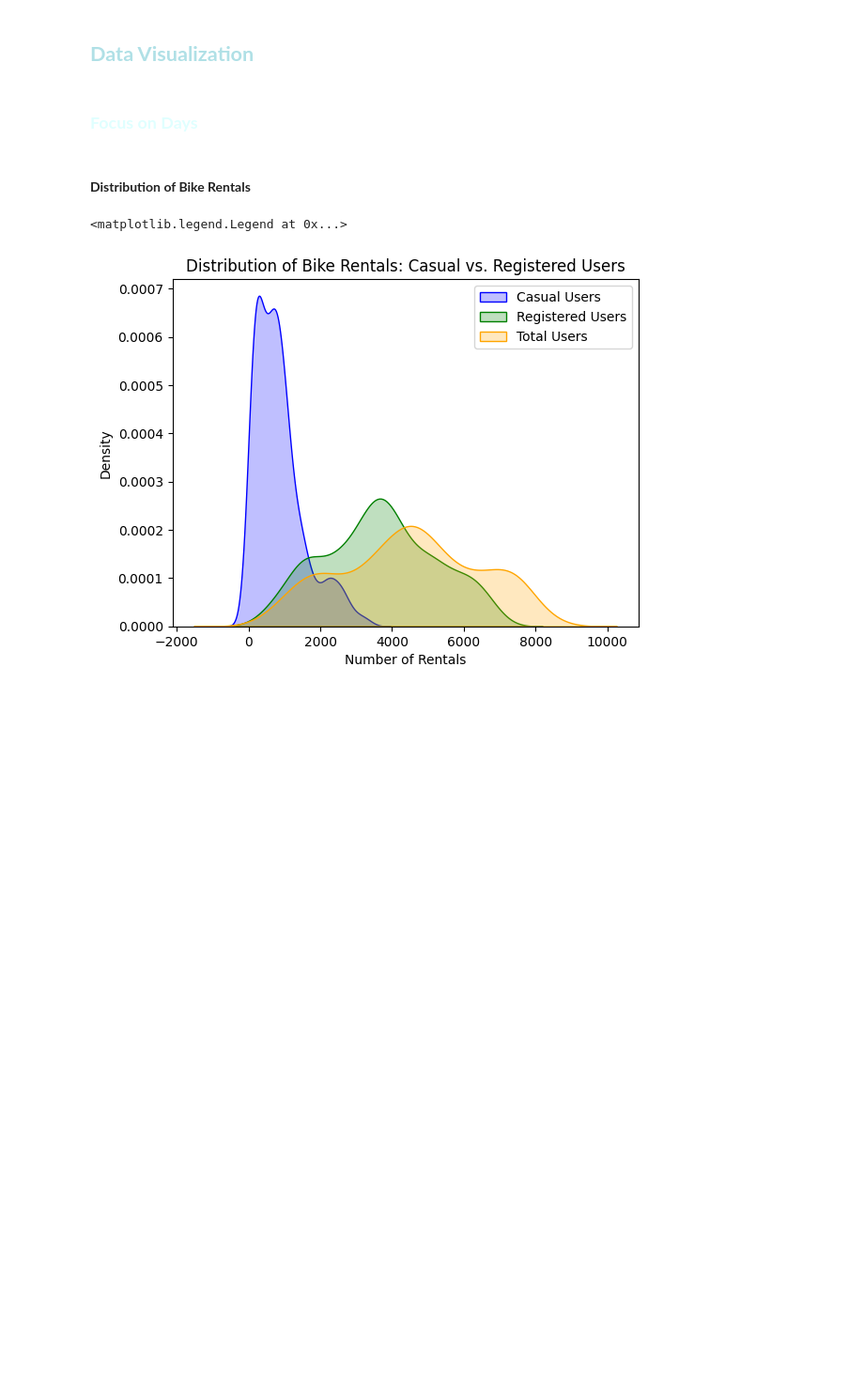
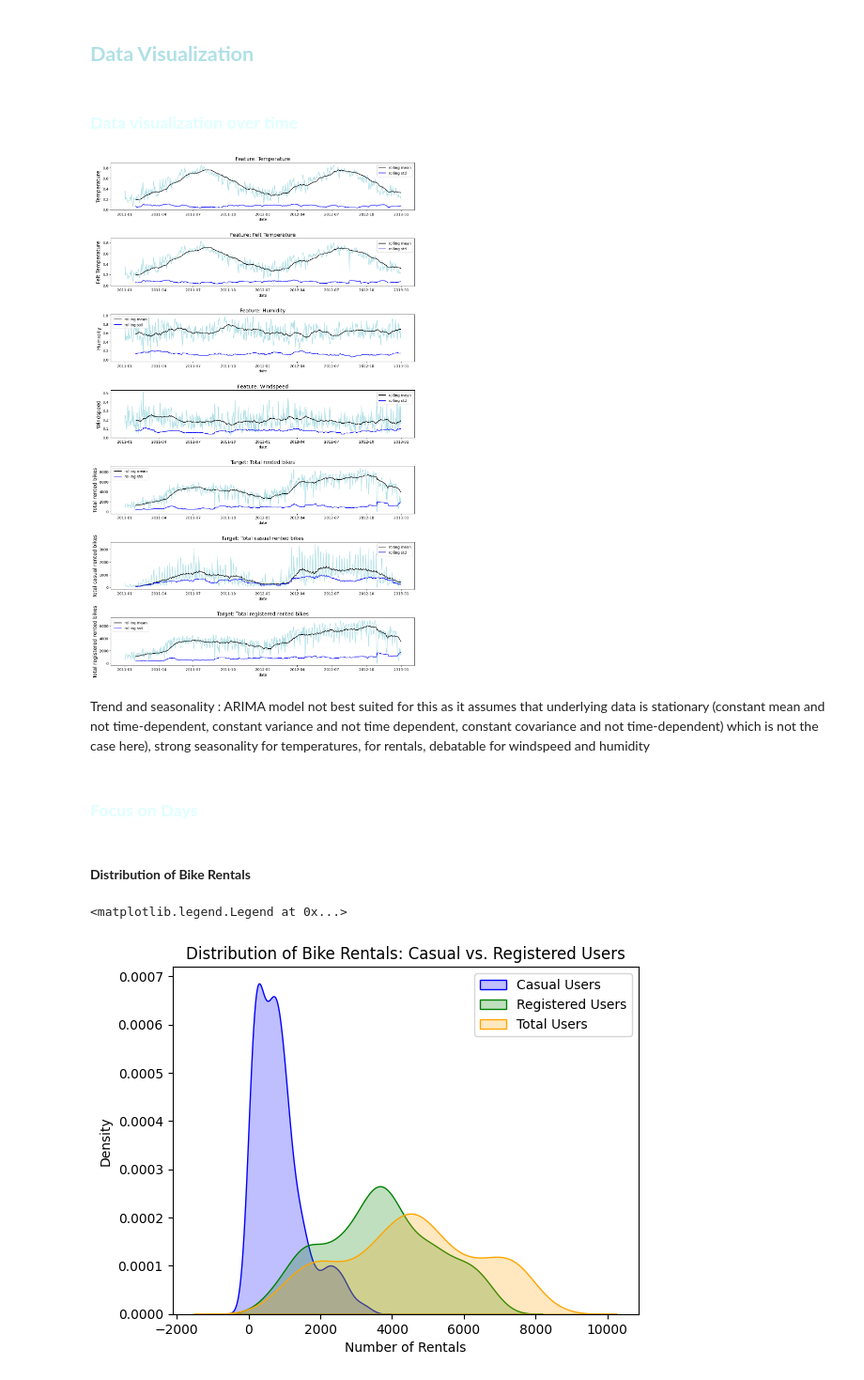
Before and after one commit to ClemRibe/ProjetML, a Jupyter notebook: ProjetML.ipynb, the cells around one changed output. Shown at 94% size. Cells and saved outputs as stored; diff of their text form; code cells hidden in the pictures; blank space fills up the shorter version.

Commit message:
ajout de visualisation des time series et analyse de la stationarité ou non des features"

```diff
--- a/ProjetML.ipynb
+++ b/ProjetML.ipynb
@@ -35,5 +72,59 @@ hour_df = hour_df[columns_order]
 # %% [markdown]
 ## <span style="color:powderblue">**Data Visualization**</span>
+# %% [markdown]
+### <span style="color:lightcyan">**Data visualization over time**</span>
+# %%
+rolling_window = 30
+f, ax = plt.subplots(nrows=7, ncols=1, figsize=(15, 25))
+
+sns.lineplot(x=day_df.date, y=day_df.temperature, ax=ax[0], color="powderblue")
+sns.lineplot(x=day_df.date, y=day_df.temperature.rolling(rolling_window).mean(), ax=ax[0], color="black", label="rolling mean")
+sns.lineplot(x=day_df.date, y=day_df.temperature.rolling(rolling_window).std(), ax=ax[0], color='blue', label='rolling std')
+ax[0].set_title('Feature: Temperature', fontsize=14)
+ax[0].set_ylabel(ylabel='Temperature', fontsize=14)
+
+sns.lineplot(x=day_df.date, y=day_df.felt_temperature, ax=ax[1], color="powderblue")
+sns.lineplot(x=day_df.date, y=day_df.felt_temperature.rolling(rolling_window).mean(), ax=ax[1], color="black", label="rolling mean")
+sns.lineplot(x=day_df.date, y=day_df.felt_temperature.rolling(rolling_window).std(), ax=ax[1], color='blue', label='rolling std')
+ax[1].set_title('Feature: Felt Temperature', fontsize=14)
+ax[1].set_ylabel(ylabel='Felt Temperature', fontsize=14)
+
+sns.lineplot(x=day_df.date, y=day_df.humidity, ax=ax[2], color="powderblue")
+sns.lineplot(x=day_df.date, y=day_df.humidity.rolling(rolling_window).mean(), ax=ax[2], color="black", label="rolling mean")
+sns.lineplot(x=day_df.date, y=day_df.humidity.rolling(rolling_window).std(), ax=ax[2], color='blue', label='rolling std')
+ax[2].set_title('Feature: Humidity', fontsize=14)
+ax[2].set_ylabel(ylabel='Humidity', fontsize=14)
+
+sns.lineplot(x=day_df.date, y=day_df.windspeed, ax=ax[3], color="powderblue")
+sns.lineplot(x=day_df.date, y=day_df.windspeed.rolling(rolling_window).mean(), ax=ax[3], color="black", label="rolling mean")
+sns.lineplot(x=day_df.date, y=day_df.windspeed.rolling(rolling_window).std(), ax=ax[3], color='blue', label='rolling std')
+ax[3].set_title('Feature: Windspeed', fontsize=14)
+ax[3].set_ylabel(ylabel='Windspeed', fontsize=14)
+
+sns.lineplot(x=day_df.date, y=day_df["count"], ax=ax[4], color="powderblue")
+sns.lineplot(x=day_df.date, y=day_df["count"].rolling(rolling_window).mean(), ax=ax[4], color="black", label="rolling mean")
+sns.lineplot(x=day_df.date, y=day_df["count"].rolling(rolling_window).std(), ax=ax[4], color='blue', label='rolling std')
+ax[4].set_title('Target: Total rented bikes', fontsize=14)
+ax[4].set_ylabel(ylabel='Total rented bikes', fontsize=14)
+
+sns.lineplot(x=day_df.date, y=day_df.casual, ax=ax[5], color="powderblue")
+sns.lineplot(x=day_df.date, y=day_df.casual.rolling(rolling_window).mean(), ax=ax[5], color="black", label="rolling mean")
+sns.lineplot(x=day_df.date, y=day_df.casual.rolling(rolling_window).std(), ax=ax[5], color='blue', label='rolling std')
+ax[5].set_title('Target: Total casual rented bikes', fontsize=14)
+ax[5].set_ylabel(ylabel='Total casual rented bikes', fontsize=14)
+
+sns.lineplot(x=day_df.date, y=day_df.registered, ax=ax[6], color="powderblue")
+sns.lineplot(x=day_df.date, y=day_df.registered.rolling(rolling_window).mean(), ax=ax[6], color="black", label="rolling mean")
+sns.lineplot(x=day_df.date, y=day_df.registered.rolling(rolling_window).std(), ax=ax[6], color='blue', label='rolling std')
+ax[6].set_title('Target: Total registered rented bikes', fontsize=14)
+ax[6].set_ylabel(ylabel='Total registered rented bikes', fontsize=14)
+
+plt.subplots_adjust(hspace=0.6)
+plt.show()
+# %% [output]
+[figure, added]
+# %% [markdown]
+Trend and seasonality : ARIMA model not best suited for this as it assumes that underlying data is stationary (constant mean and not time-dependent, constant variance and not time dependent, constant covariance and not time-dependent) which is not the case here), strong seasonality for temperatures, for rentals, debatable for windspeed and humidity
 # %% [markdown]
 ### <span style="color:lightcyan">**Focus on Days**</span>
 # %%
```
Also changed, not shown: parts of 25 cells of this notebook.
